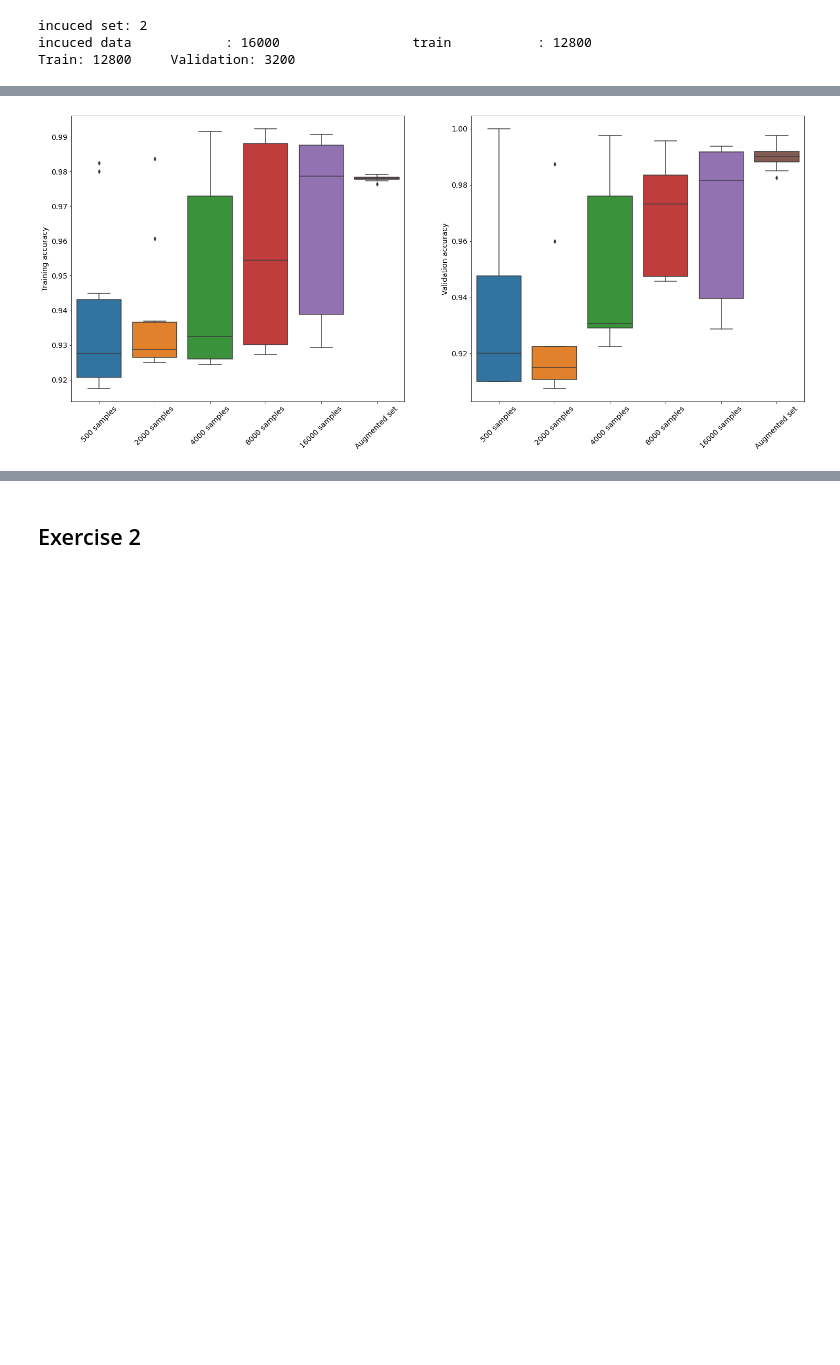
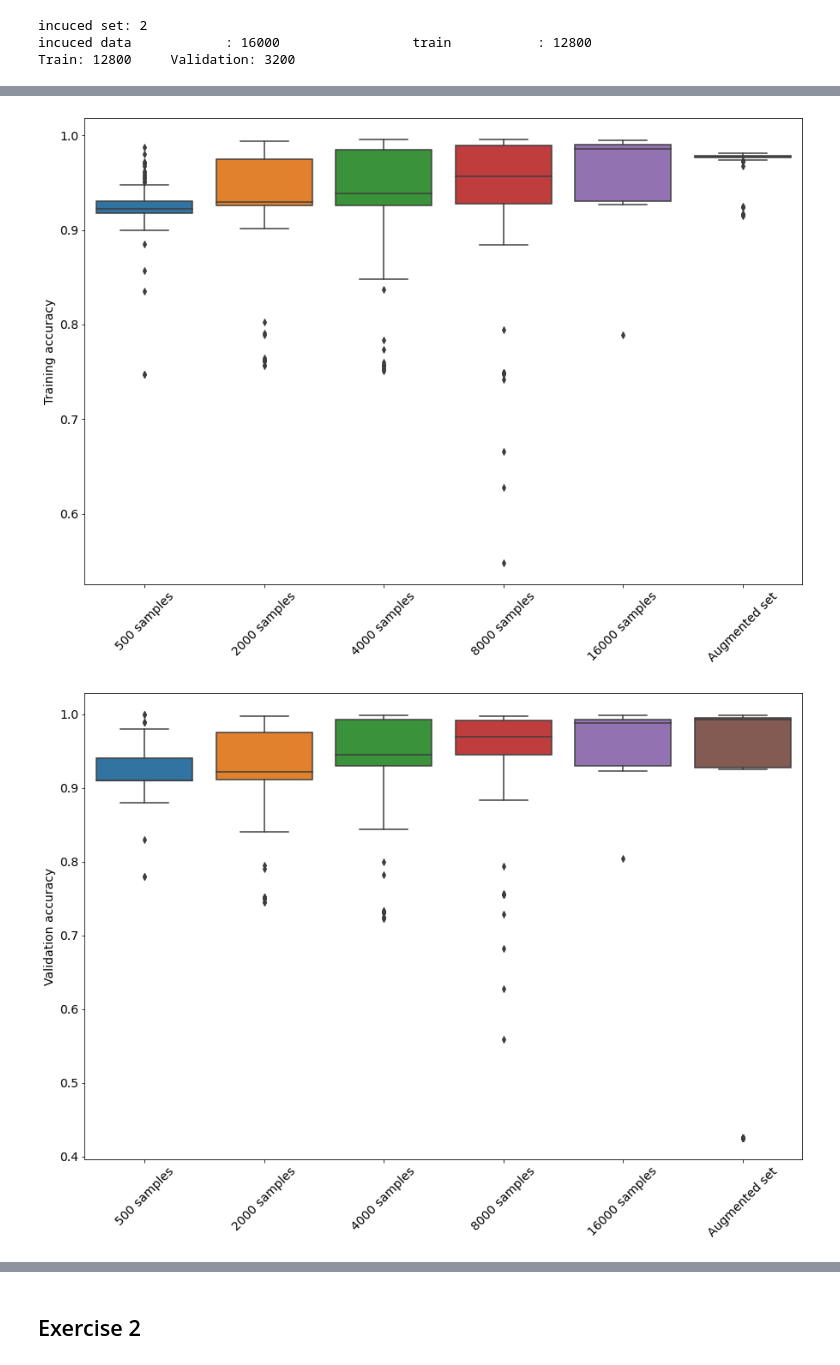
Before and after one commit to aidinattar/LoCP_MODB, a Jupyter notebook: Week2/exercises2.ipynb, the cells around one changed output, grey strips where cells are left out. Cells and saved outputs as stored; diff of their text form; code cells hidden in the pictures; blank space fills up the shorter version.

Commit message:
add boxplots

```diff
--- a/Week2/exercises2.ipynb
+++ b/Week2/exercises2.ipynb
@@ -774,11 +861,0 @@ for i in range(51):
-# %%
-
-fit_inc_inc_arr = []
-
-
-for i in range(51):
-    model_inc_inc = KerasClassifier(build_fn = compile_model)
-    fit_inc_inc_arr.append(model_inc_inc.fit(x_train_inc_inc, y_train_inc_inc,
-                            epochs=nepoch, batch_size=50,
-                            validation_data=(x_valid_inc_inc,y_valid_inc_inc),
-                            verbose=0))
@@ -834,0 +862,3 @@ aug_df.to_csv('fit_aug.csv') '''
+# %%
+results_fits = pd.concat([pd.read_csv('Boxplot_'+str(i)+'.csv') for i in range(1,11)])
+results_fits
@@ -835,19 +879,44 @@ aug_df.to_csv('fit_aug.csv') '''
 # %%
-results_fits = pd.read_csv('Boxplot.csv')
-fig, ax = plt.subplots(ncols = 2, figsize=(25,10))
+fig, ax = plt.subplots(ncols = 1, figsize=(15,10))
 
-g = sns.boxplot(x='group', y='training', data=results_fits, ax = ax[0] )
-ax[0].set_xlabel('')
-ax[0].set_ylabel('Training accuracy')
-ax[0].tick_params(axis='x', labelrotation= 45)
+g = sns.boxplot(x='group', y='training', data=results_fits, ax = ax )
+ax.set_xlabel('')
+ax.set_ylabel('Training accuracy')
+ax.tick_params(axis='x', labelrotation= 45)
+
+fig.savefig('figures/ex1_boxplot_training_20.pdf')
 
 
-g = sns.boxplot(x='group', y='validation', data=results_fits, ax = ax[1] )
-ax[1].set_xlabel('')
-ax[1].set_ylabel('Validation accuracy')
-ax[1].tick_params(axis='x', labelrotation= 45)
+fig, ax = plt.subplots(ncols = 1, figsize=(15,10))
 
-fig.savefig('figures/ex1_boxplot.pdf')
+g = sns.boxplot(x='group', y='validation', data=results_fits, ax = ax )
+ax.set_xlabel('')
+ax.set_ylabel('Validation accuracy')
+ax.tick_params(axis='x', labelrotation= 45)
+
+fig.savefig('figures/ex1_boxplot_validation_20.pdf')
+
+
+fig, ax = plt.subplots(ncols = 1, figsize=(15,10))
+
+g = sns.violinplot(x='group', y='loss', data=results_fits, ax = ax )
+ax.set_xlabel('')
+ax.set_ylabel('Training loss')
+ax.tick_params(axis='x', labelrotation= 45)
+
+fig.savefig('figures/ex1_boxplot_loss_training_20.pdf')
+
+
+fig, ax = plt.subplots(ncols = 1, figsize=(15,10))
+
+g = sns.violinplot(x='group', y='loss_val', data=results_fits, ax = ax )
+ax.set_xlabel('')
+ax.set_ylabel('Validation loss')
+ax.tick_params(axis='x', labelrotation= 45)
+
+fig.savefig('figures/ex1_boxplot_loss_validation_20.pdf')
+
 plt.show()
 # %% [output]
-[figure, old version]
+[figure, new version]
+[figure, added]
```
Also changed, not shown: parts of 23 cells of this notebook, 22 other files.
